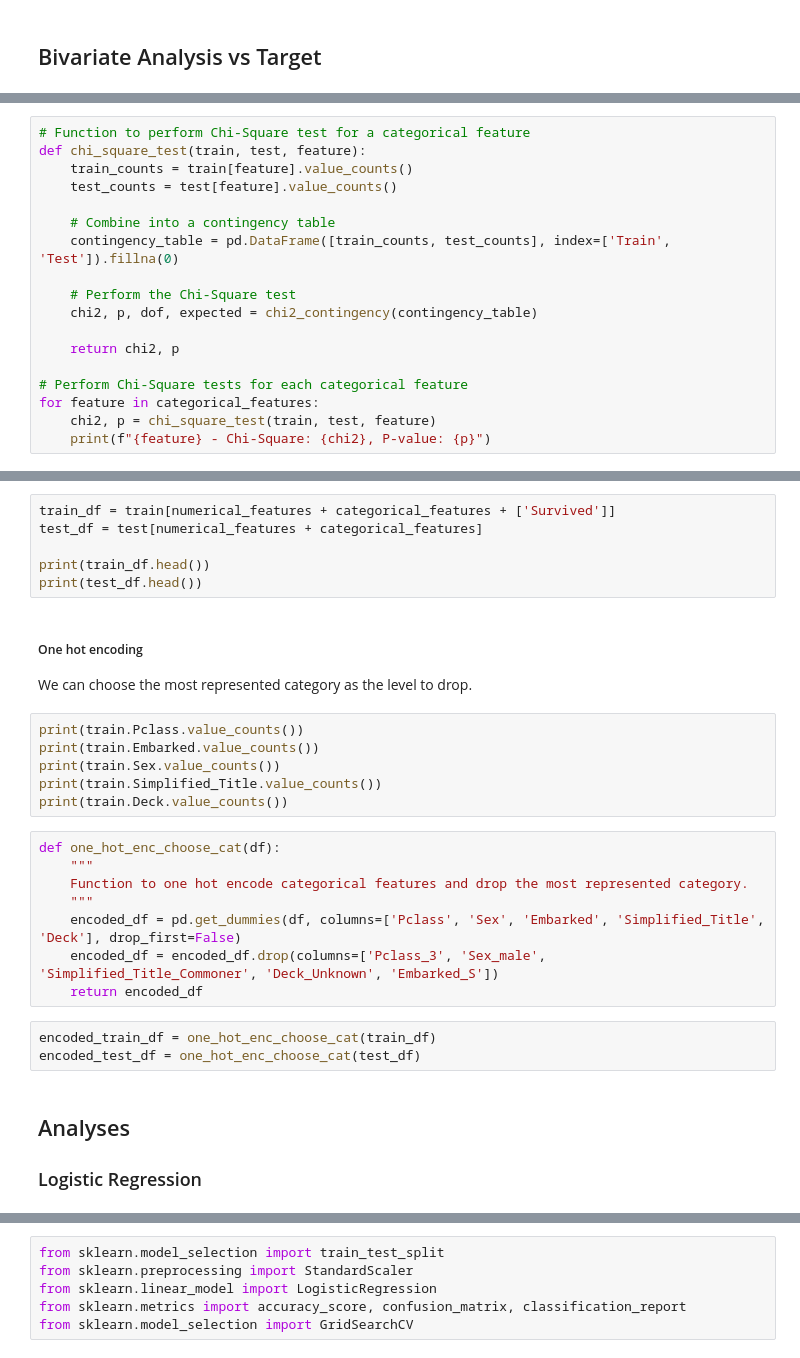
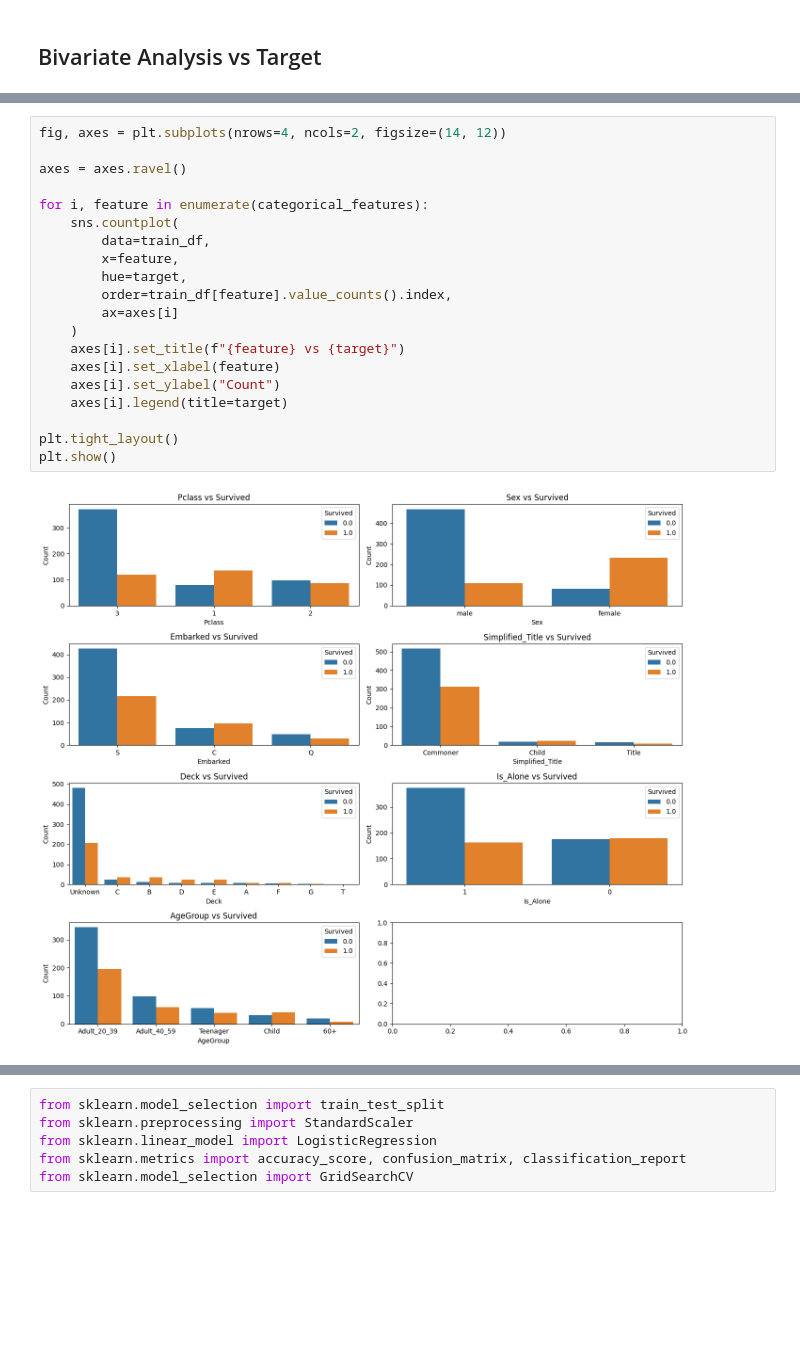
Before and after one commit to fdayde/kaggle-titanic, a Jupyter notebook: notebooks/02_data_analysis.ipynb, the cells around one changed output, grey strips where cells are left out. Drawn from its saved outputs; the diff is of its cells as text; blank space fills up the shorter version.

```diff
--- a/notebooks/02_data_analysis.ipynb
+++ b/notebooks/02_data_analysis.ipynb
@@ -235,18 +100,0 @@ for feature in numerical_features:
-# %%
-# Function to perform Chi-Square test for a categorical feature
-def chi_square_test(train, test, feature):
-    train_counts = train[feature].value_counts()
-    test_counts = test[feature].value_counts()
-
-    # Combine into a contingency table
-    contingency_table = pd.DataFrame([train_counts, test_counts], index=['Train', 'Test']).fillna(0)
-
-    # Perform the Chi-Square test
-    chi2, p, dof, expected = chi2_contingency(contingency_table)
-
-    return chi2, p
-
-# Perform Chi-Square tests for each categorical feature
-for feature in categorical_features:
-    chi2, p = chi_square_test(train, test, feature)
-    print(f"{feature} - Chi-Square: {chi2}, P-value: {p}")
@@ -261,31 +101,22 @@ for feature in categorical_features:
-# %%
-train_df = train[numerical_features + categorical_features + ['Survived']]
-test_df = test[numerical_features + categorical_features]
-
-print(train_df.head())
-print(test_df.head())
-# %% [markdown]
-##### One hot encoding
-
-We can choose the most represented category as the level to drop.
-# %%
-print(train.Pclass.value_counts())
-print(train.Embarked.value_counts())
-print(train.Sex.value_counts())
-print(train.Simplified_Title.value_counts())
-print(train.Deck.value_counts())
-# %%
-def one_hot_enc_choose_cat(df):
-    """
-    Function to one hot encode categorical features and drop the most represented category.
-    """
-    encoded_df = pd.get_dummies(df, columns=['Pclass', 'Sex', 'Embarked', 'Simplified_Title', 'Deck'], drop_first=False)
-    encoded_df = encoded_df.drop(columns=['Pclass_3', 'Sex_male', 'Simplified_Title_Commoner', 'Deck_Unknown', 'Embarked_S'])
-    return encoded_df
-# %%
-encoded_train_df = one_hot_enc_choose_cat(train_df)
-encoded_test_df = one_hot_enc_choose_cat(test_df)
-# %% [markdown]
-## Analyses
-
-### Logistic Regression
+# %%
+fig, axes = plt.subplots(nrows=4, ncols=2, figsize=(14, 12))
+
+axes = axes.ravel()
+
+for i, feature in enumerate(categorical_features):
+    sns.countplot(
+        data=train_df,
+        x=feature,
+        hue=target,
+        order=train_df[feature].value_counts().index,
+        ax=axes[i]
+    )
+    axes[i].set_title(f"{feature} vs {target}")
+    axes[i].set_xlabel(feature)
+    axes[i].set_ylabel("Count")
+    axes[i].legend(title=target)
+
+plt.tight_layout()
+plt.show()
+# %% [output]
+[figure, added]
```
Also changed, not shown: parts of 70 cells of this notebook.
